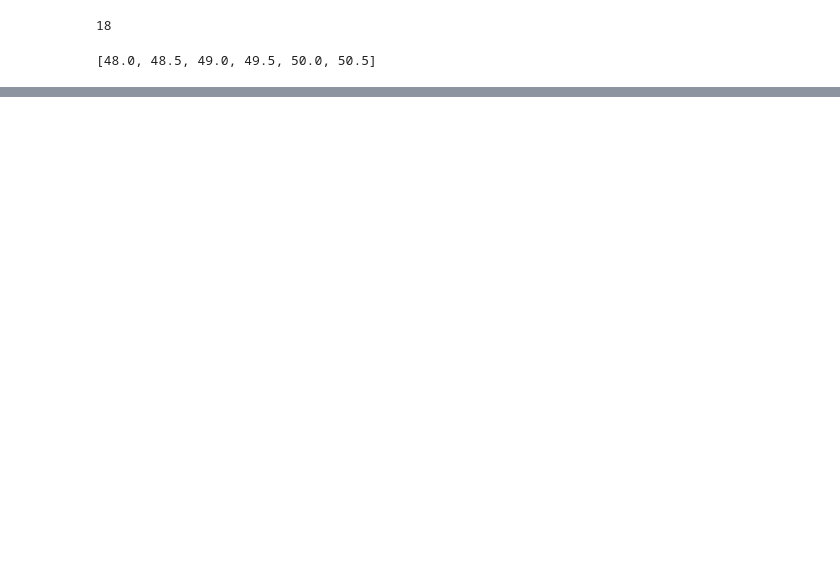
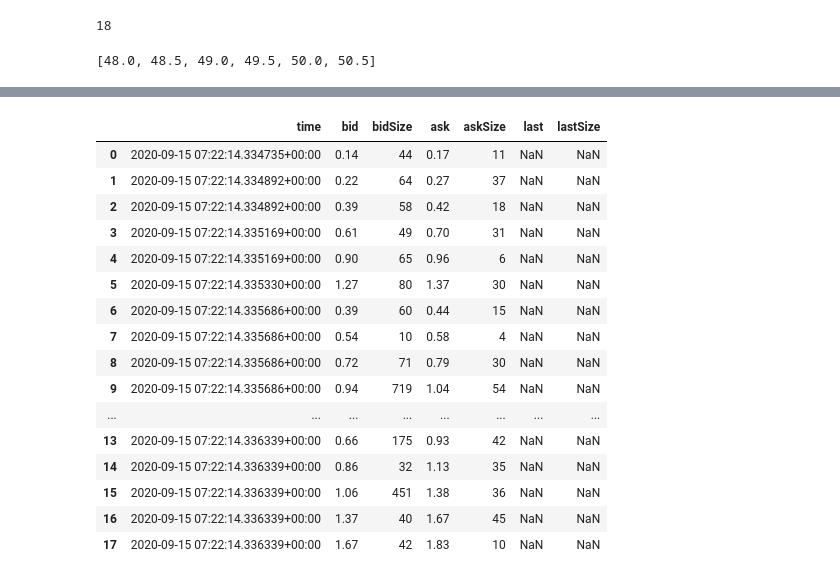
Before and after one commit to krambox/ibcli, a Jupyter notebook: notebooks/option_chain.ipynb, the cells around one changed output, grey strips where cells are left out. Saved outputs shown, nothing was run; the diff lists cells and outputs as text; code cells hidden in the pictures; blank space fills up the shorter version.

```diff
--- a/notebooks/option_chain.ipynb
+++ b/notebooks/option_chain.ipynb
@@ -155,0 +169,21 @@ The option greeks are available from the ``modelGreeks`` attribute, and if there
+# %%
+FIELDS = ["contract","bid","ask"]
+df
+# %% [output]
+|  | time | bid | bidSize | ask | askSize | last | lastSize |
+| 0 | 2020-09-15 07:22:14.334735+00:00 | 0.14 | 44 | 0.17 | 11 | NaN | NaN |
+| 1 | 2020-09-15 07:22:14.334892+00:00 | 0.22 | 64 | 0.27 | 37 | NaN | NaN |
+| 2 | 2020-09-15 07:22:14.334892+00:00 | 0.39 | 58 | 0.42 | 18 | NaN | NaN |
+| 3 | 2020-09-15 07:22:14.335169+00:00 | 0.61 | 49 | 0.70 | 31 | NaN | NaN |
+| 4 | 2020-09-15 07:22:14.335169+00:00 | 0.90 | 65 | 0.96 | 6 | NaN | NaN |
+| 5 | 2020-09-15 07:22:14.335330+00:00 | 1.27 | 80 | 1.37 | 30 | NaN | NaN |
+| 6 | 2020-09-15 07:22:14.335686+00:00 | 0.39 | 60 | 0.44 | 15 | NaN | NaN |
+| 7 | 2020-09-15 07:22:14.335686+00:00 | 0.54 | 10 | 0.58 | 4 | NaN | NaN |
+| 8 | 2020-09-15 07:22:14.335686+00:00 | 0.72 | 71 | 0.79 | 30 | NaN | NaN |
+| 9 | 2020-09-15 07:22:14.335686+00:00 | 0.94 | 719 | 1.04 | 54 | NaN | NaN |
+| ... | ... | ... | ... | ... | ... | ... | ... |
+| 13 | 2020-09-15 07:22:14.336339+00:00 | 0.66 | 175 | 0.93 | 42 | NaN | NaN |
+| 14 | 2020-09-15 07:22:14.336339+00:00 | 0.86 | 32 | 1.13 | 35 | NaN | NaN |
+| 15 | 2020-09-15 07:22:14.336339+00:00 | 1.06 | 451 | 1.38 | 36 | NaN | NaN |
+| 16 | 2020-09-15 07:22:14.336339+00:00 | 1.37 | 40 | 1.67 | 45 | NaN | NaN |
+| 17 | 2020-09-15 07:22:14.336339+00:00 | 1.67 | 42 | 1.83 | 10 | NaN | NaN |
```
Also changed, not shown: parts of 26 cells of this notebook, 5 other files.
